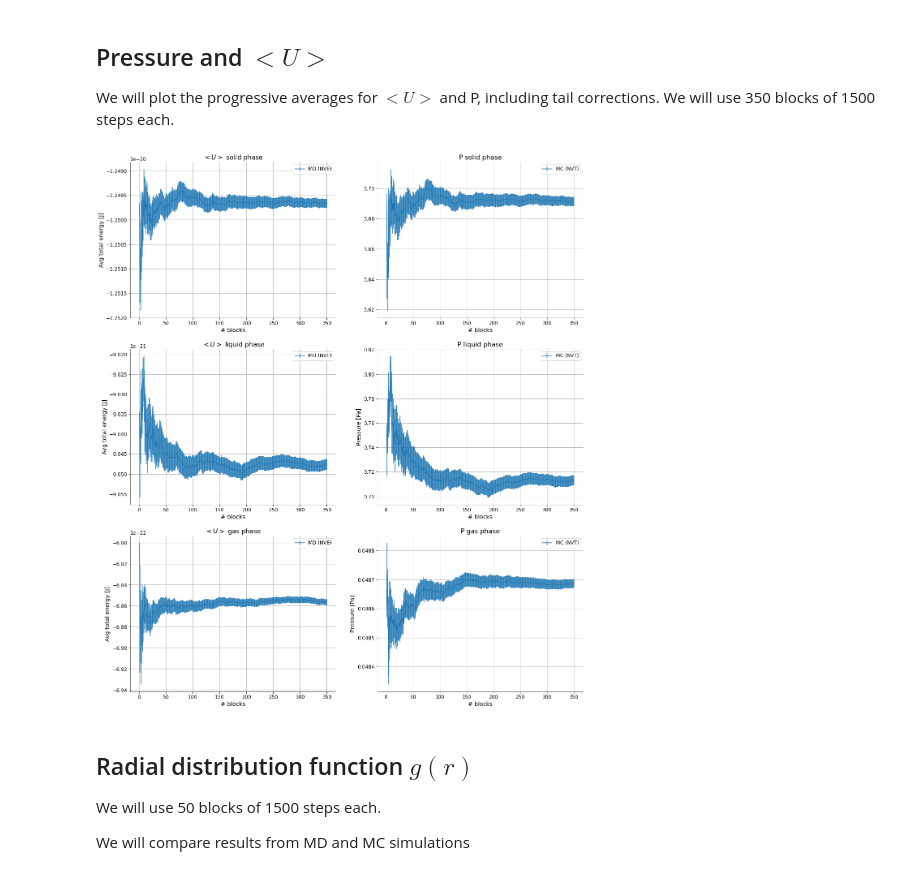
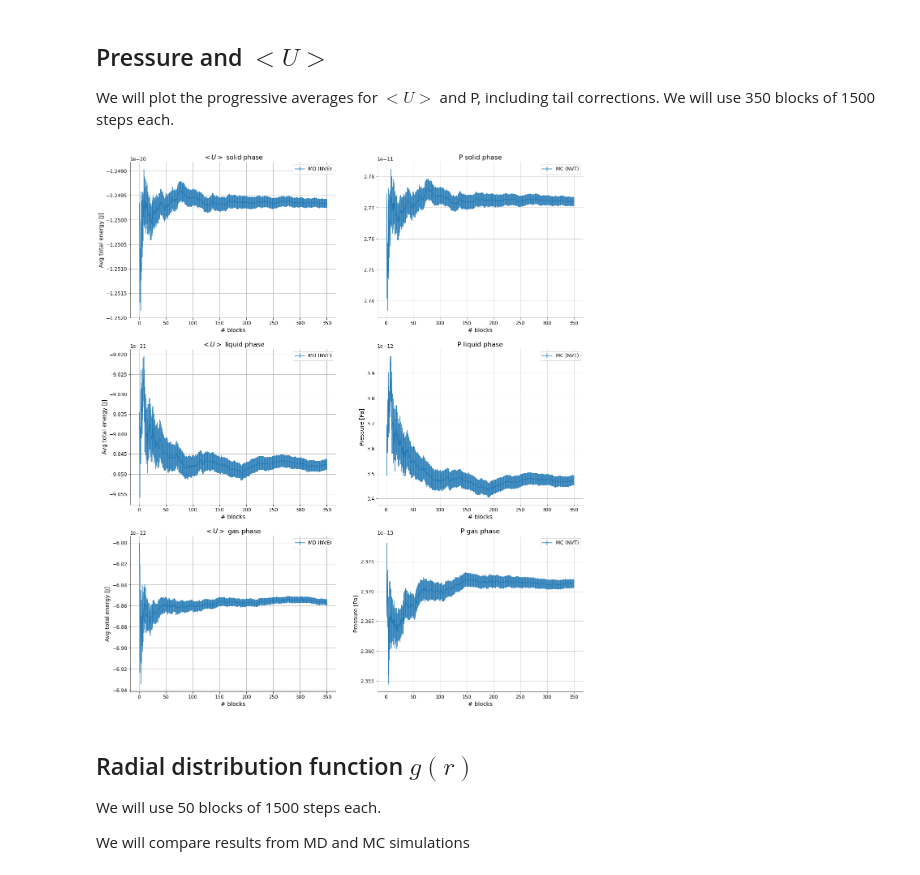
Before and after one commit to FromColleWithLove/LSN_Alimonti, a Jupyter notebook: Exercise_7/LSN_Exercises_07.ipynb, the cells around one changed output. Saved outputs shown, nothing was run; the diff lists cells and outputs as text; code cells hidden in the pictures.

```diff
--- a/Exercise_7/LSN_Exercises_07.ipynb
+++ b/Exercise_7/LSN_Exercises_07.ipynb
@@ -235,7 +235,14 @@ We notice that, around 1000 $\div$ 1500 steps/block the uncertainties in the blo
 We will plot the progressive averages for $<U>$ and P, including tail corrections.
 We will use 350 blocks of 1500 steps each.
 # %%
-epsi=120*1.38e-23
+SI=True
+if SI:#plot in SI units
+    epsi=120*1.38e-23
+    upres=epsi/(0.34e-9)
+else:
+    epsi=1
+    upres=1
+
 
 fig, ax = plt.subplots(3,2,figsize=(20,24))
 f=open("solid_epot_fin.dat","r")
@@ -246,43 +253,43 @@ ax[0,0].set_title("$<U>$ solid phase")
 ax[0,0].set_ylabel("Avg total energy [J]")
 f=open("solid_pres_fin.dat","r")
 data=f2plot(f,4,350)
-ax[0,1].errorbar(data[0],data[2],data[3],label="MC (NVT)")
+ax[0,1].errorbar(data[0],data[2]*upres,data[3]*upres,label="MC (NVT)")
 f=open("solidnve_pres_fin2.dat","r")
 ax[0,1].set_title("P solid phase")
 f=open("liquid_epot_fin.dat","r")
 data=f2plot(f,4,350)
 ax[1,0].errorbar(data[0],data[2]*epsi,data[3]*epsi,label="MD (NVE)")
 ax[1,0].set_title("$<U>$ liquid phase")
 
 ax[1,0].set_ylabel("Avg total energy [J]")
 f=open("liquid_pres_fin.dat","r")
 data=f2plot(f,4,350)
-ax[1,1].errorbar(data[0],data[2],data[3],label="MC (NVT)")
+ax[1,1].errorbar(data[0],data[2]*upres,data[3]*upres,label="MC (NVT)")
 ax[1,1].set_title("P liquid phase")
 ax[1,1].set_ylabel("Pressure [Pa]")
 
 f=open("gas_epot_fin.dat","r")
 data=f2plot(f,4,350)
 ax[2,0].errorbar(data[0],data[2]*epsi,data[3]*epsi,label="MD (NVE)")
 ax[2,0].set_title("$<U>$ gas phase")
 
 ax[2,0].set_ylabel("Avg total energy [J]")
 f=open("gas_pres_fin.dat","r")
 data=f2plot(f,4,350)
-ax[2,1].errorbar(data[0],data[2],data[3],label="MC (NVT)")
+ax[2,1].errorbar(data[0],data[2]*upres,data[3]*upres,label="MC (NVT)")
 ax[2,1].set_title("P gas phase")
 ax[2,1].set_ylabel("Pressure [Pa]")
 
 
 
 for a in ax:
     for b in a:
             b.legend()
             b.grid()
             b.set_xlabel("# blocks")
 plt.show()
 # %% [output]
-[figure, old version]
+[figure, new version]
 # %% [markdown]
 ## Radial distribution function $g(r)$
 
```
